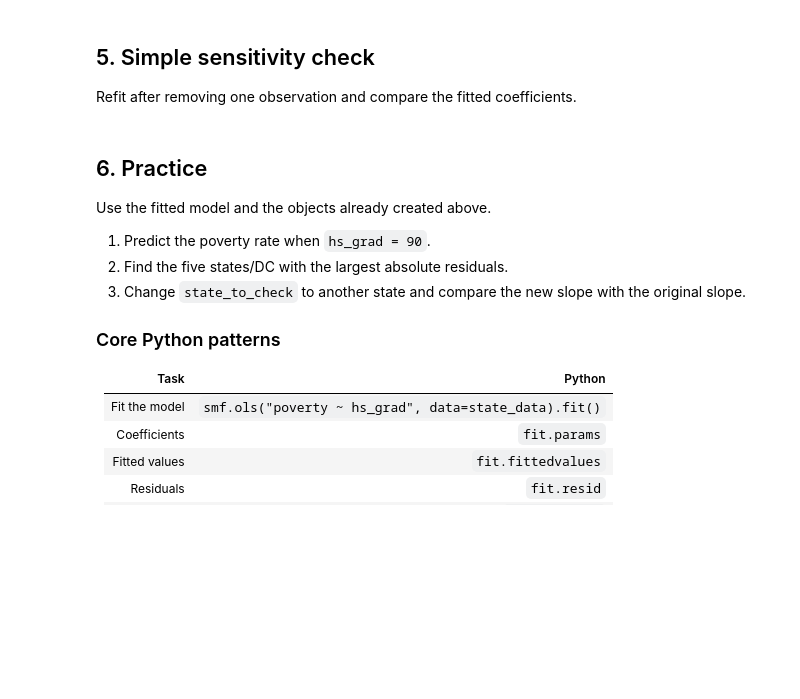
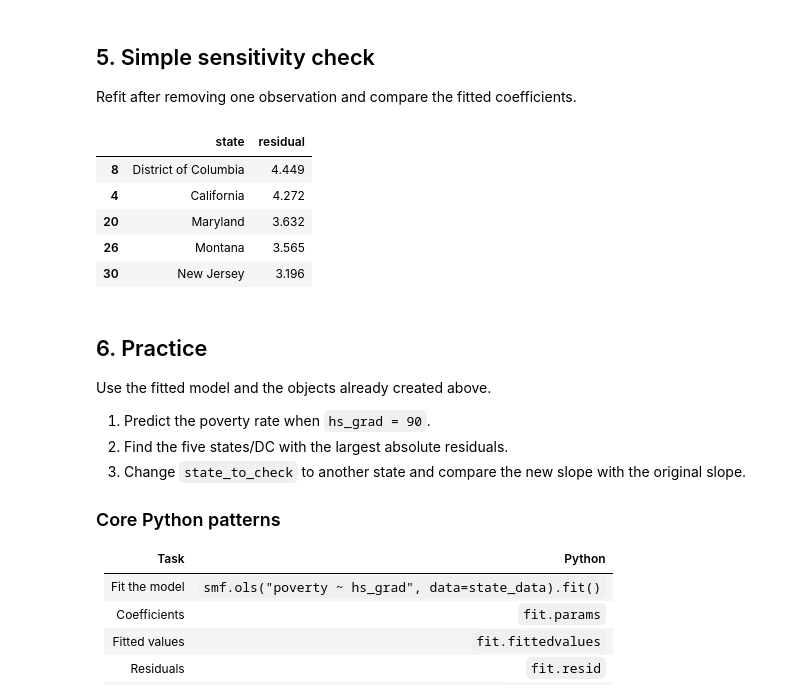
Before and after one commit to BradyJulian/Julian-Brady-ENGR-1451-Fork, a Jupyter notebook: 2-class/w06b_simple_linear_regression_statsmodel.ipynb, the cells around one changed output. Cells and saved outputs as stored; diff of their text form; code cells hidden in the pictures; blank space fills up the shorter version.

```diff
--- a/2-class/w06b_simple_linear_regression_statsmodel.ipynb
+++ b/2-class/w06b_simple_linear_regression_statsmodel.ipynb
@@ -175,6 +175,21 @@ comparison = pd.DataFrame({
 })
 
 comparison
+# %%
+new_data = pd.DataFrame({"hs_grad":[90]})
+
+fit.predict(new_data)
+
+abs_residual_and_state = state_data[["state","residual"]]
+abs_residual_and_state["residual"] = abs(abs_residual_and_state["residual"])
+abs_residual_and_state.sort_values("residual",ascending = 0).head() #displaying top 5 abs residual values (in descending order)
+# %% [output]
+|  | state | residual |
+| 8 | District of Columbia | 4.449 |
+| 4 | California | 4.272 |
+| 20 | Maryland | 3.632 |
+| 26 | Montana | 3.565 |
+| 30 | New Jersey | 3.196 |
 # %% [markdown]
 ## 6. Practice
 
```
Also changed, not shown: 1 other file.
